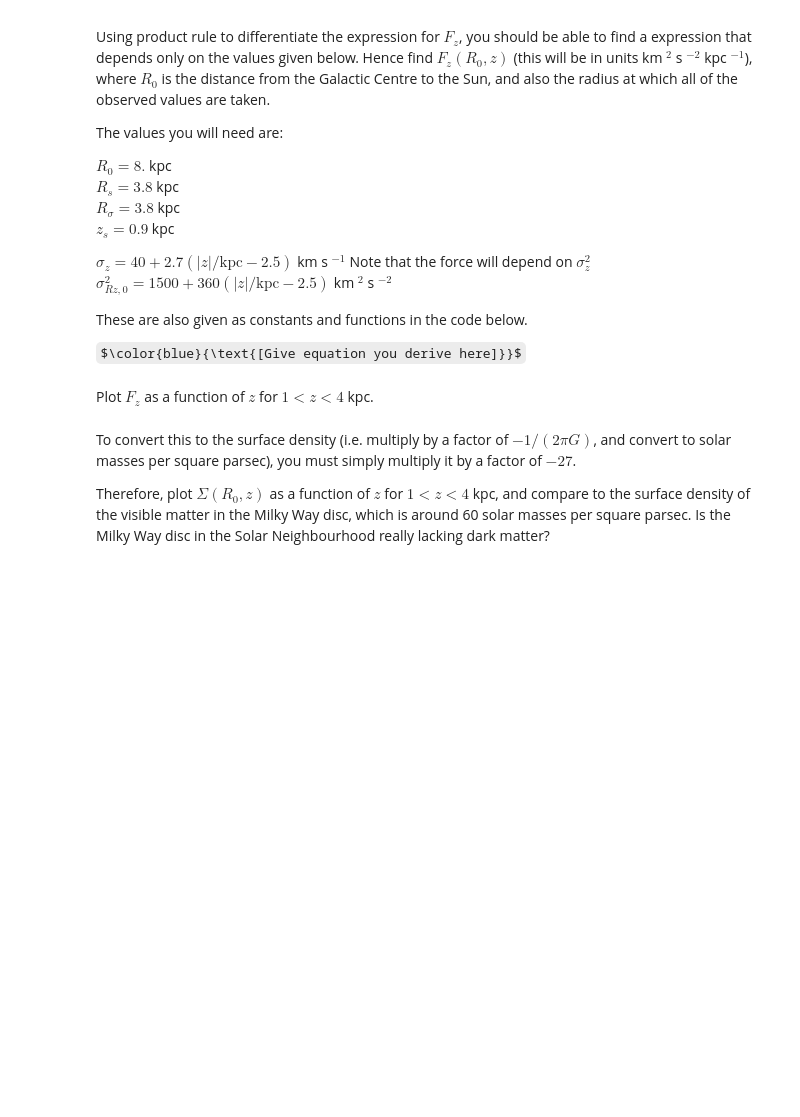
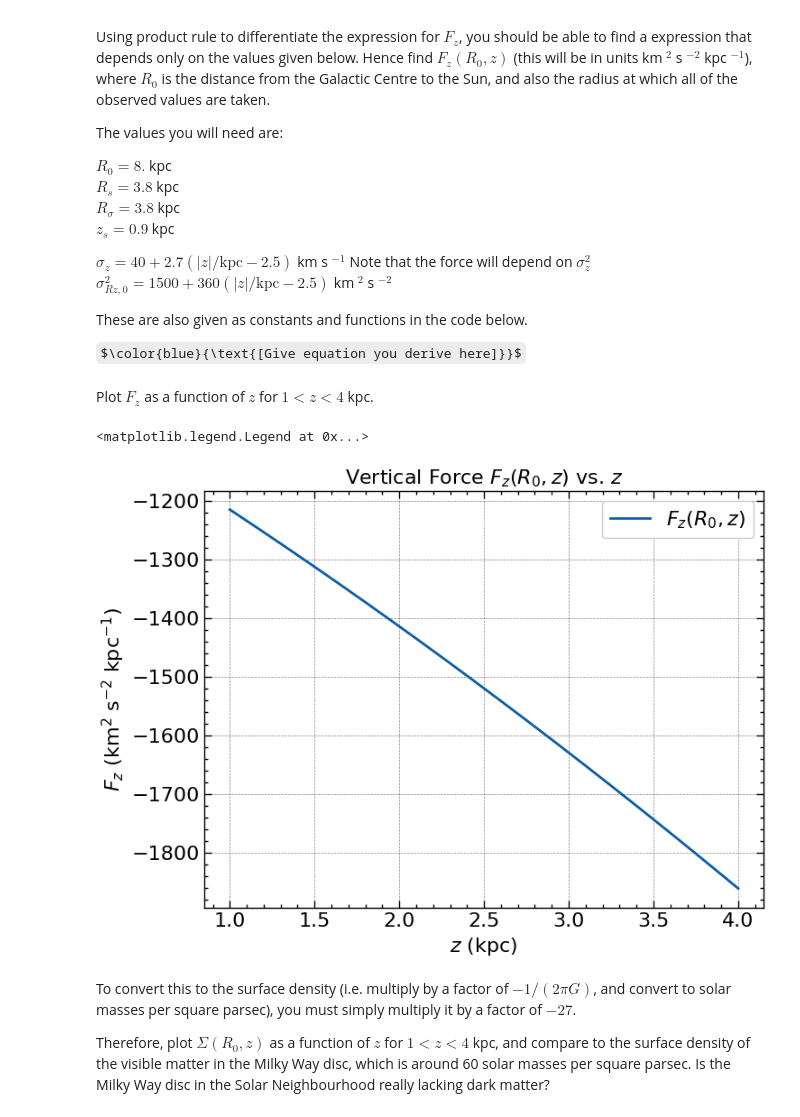
Before and after one commit to fotedarayush/Computational-Fluids-Files, a Jupyter notebook: PA4611 - Coursework2(1).ipynb, the cells around one changed output. Saved outputs shown, nothing was run; the diff lists cells and outputs as text; code cells hidden in the pictures; some formulas as TeX source; blank space fills up the shorter version.

```diff
--- a/PA4611 - Coursework2(1).ipynb
+++ b/PA4611 - Coursework2(1).ipynb
@@ -261,22 +369,38 @@ Plot $F_z$ as a function of $z$ for $1<z<4$ kpc.
 # %%
 R_0, R_s, R_sigma, z_s = 8, 3.8, 3.8, 0.9 # constants in kpc as given above
 
 def sigma_z(z):
     '''The vertical velocity dispersion as a function of z'''
     sig_z = 40 + 2.7*(np.abs(z)-2.5)
     return sig_z
 def sigma_z2(z):
     '''The vertical velocity dispersion squared as a function of z'''
     return (sigma_z(z))**2
 
 def dsigma_z2_dz(z):
     '''The derivative of the vertical velocity dispersion squared with respect to z'''
     sig_z = sigma_z(z)
     return 2 * sig_z * 2.7 * np.sign(z)
 
 def sigma_Rz2(z):
     '''the R-z component of the velocity dispersion squared'''
     return 1500 + 360 * (np.abs(z)-2.5)
+
+def F_z(z):
+    full_term = - sigma_Rz2(z)/R_sigma * (2 - R_0/R_s) + dsigma_z2_dz(z) - sigma_z2(z)/z_s
+    return full_term
+
+z_values = np.linspace(1, 4, 400)
+F_z_values = F_z(z_values)
+plt.figure(figsize=(8, 6))
+plt.plot(z_values, F_z_values, label=r'$F_z(R_0,z)$')
+plt.xlabel(r'$z$ (kpc)')
+plt.ylabel(r'$F_z$ (km$^2$ s$^{-2}$ kpc$^{-1}$)')
+plt.grid(True)
+plt.legend()
+# %% [output]
+<matplotlib.legend.Legend at 0x...>
+[figure, added]
 # %% [markdown]
 To convert this to the surface density (i.e. multiply by a factor of $-1/(2\pi G)$, and convert to solar masses per square parsec), you must simply multiply it by a factor of $-27$.
 
```
Also changed, not shown: parts of 8 cells of this notebook.
